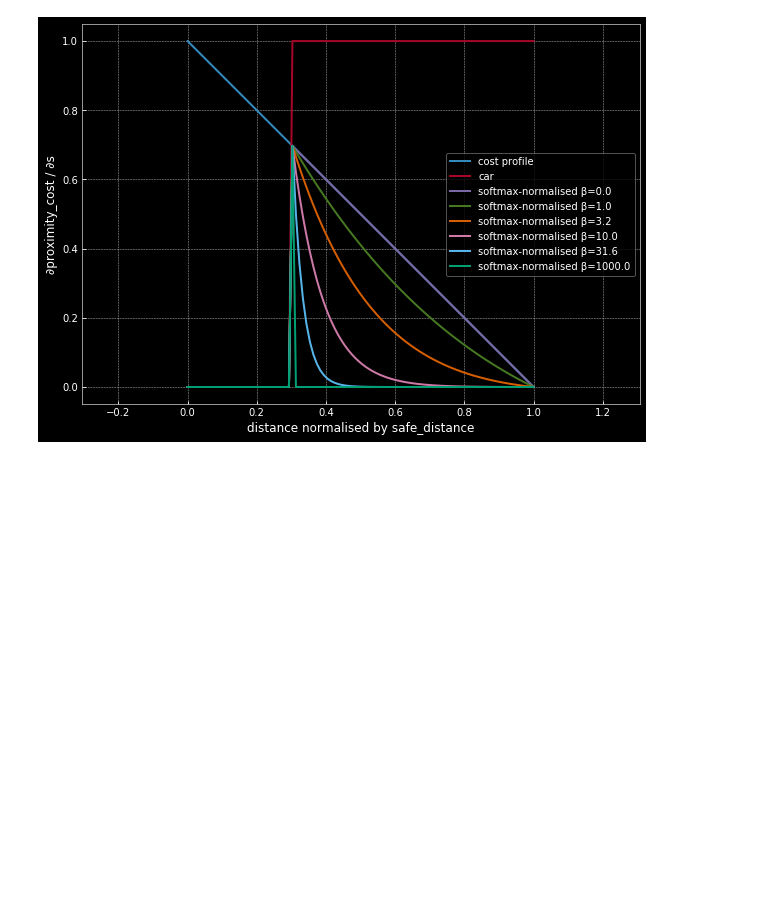
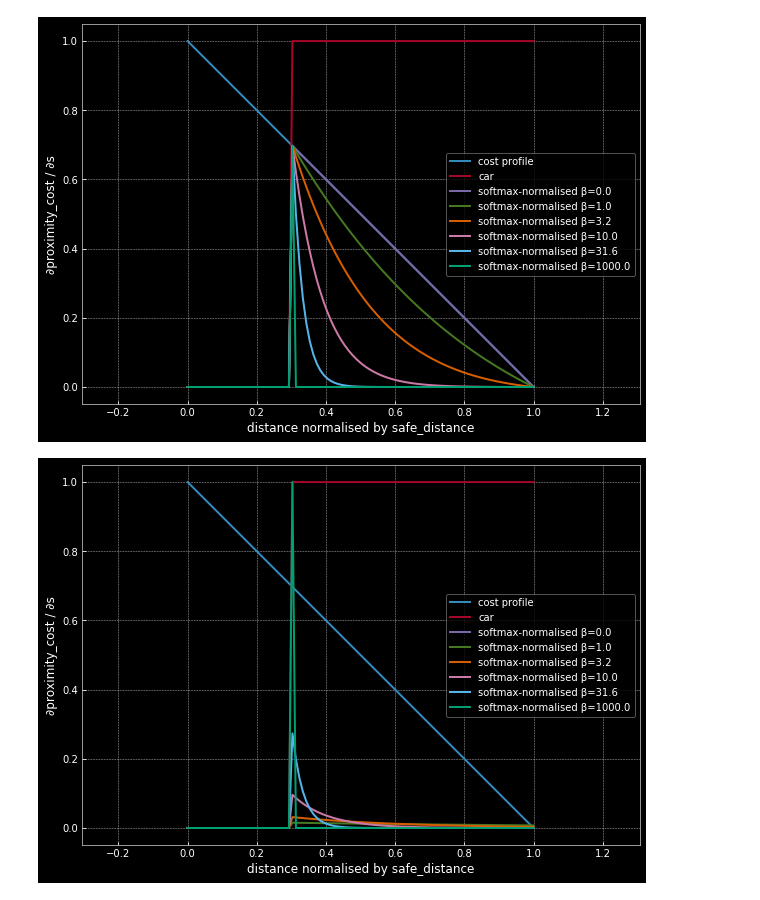
Before and after one commit to Atcold/pytorch-PPUU, a Jupyter notebook: Notebooks/Proximity-cost-profile.ipynb, the cells around one changed output. Drawn from its saved outputs; the diff is of its cells as text; code cells hidden in the pictures; blank space fills up the shorter version.

Commit message:
add viz for grad of logsumexp

```diff
--- a/Notebooks/Proximity-cost-profile.ipynb
+++ b/Notebooks/Proximity-cost-profile.ipynb
@@ -108,3 +108,36 @@ ylabel('∂proximity_cost / ∂s')
 savefig('normalised_attention.png')
 # %% [output]
 [figure]
+# %%
+# Max, softmax, sum
+N = 100
+start = 30
+x = torch.linspace(0, 1, N)
+y = dict()
+c = 1 - x
+c[:start] = 0
+y['cost profile'] = 1 - x
+y['cost profile'].requires_grad = True
+y['car'] = torch.zeros(N)
+y['car'][start:] = 1
+for e in range(-1, 5):
+    β = 10 ** (e / 2)
+    if e == -1: β = 0
+    if e == 4: β = 1e3
+
+    cost = torch.logsumexp(β * y['cost profile'] * y['car'], dim=0 ) / β
+    cost.backward()
+    y[f'softmax-normalised β={β:.1f}'] = y['cost profile'].grad.clone()
+    y['cost profile'].grad.zero_()
+
+for k in y:
+    if hasattr(y[k],'grad'): y[k] = y[k].detach().numpy()
+    plot(x, y[k], '-', label=k)
+
+axis('equal')
+legend()
+xlabel('distance normalised by safe_distance')
+ylabel('∂proximity_cost / ∂s')
+savefig('normalised_attention.png')
+# %% [output]
+[figure, added]
```
Also changed, not shown: 1 other file.
